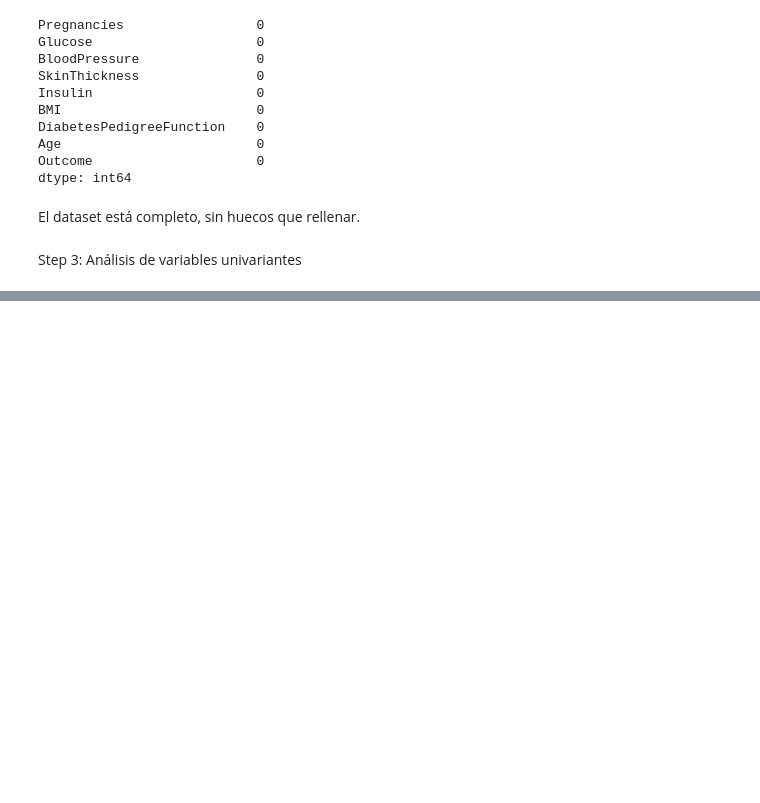
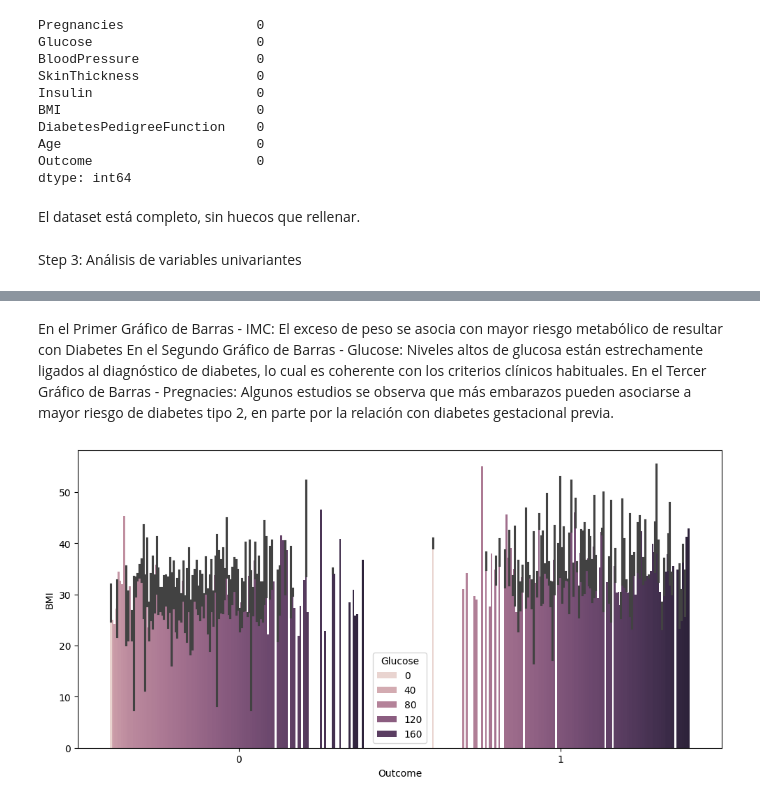
Before and after one commit to 4GeeksAcademy/DecissionTree_cafedemanha94-25, a Jupyter notebook: src/explore.ipynb, the cells around one changed output, grey strips where cells are left out. Saved outputs shown, nothing was run; the diff lists cells and outputs as text; code cells hidden in the pictures; blank space fills up the shorter version.

```diff
--- a/src/explore.ipynb
+++ b/src/explore.ipynb
@@ -61,0 +170,13 @@ plt.show()
+# %% [markdown]
+En el Primer Gráfico de Barras - IMC: El exceso de peso se asocia con mayor riesgo metabólico de resultar con Diabetes
+En el Segundo Gráfico de Barras - Glucose: Niveles altos de glucosa están estrechamente ligados al diagnóstico de diabetes, lo cual es coherente con los criterios clínicos habituales.
+En el Tercer Gráfico de Barras - Pregnacies: Algunos estudios se observa que más embarazos pueden asociarse a mayor riesgo de diabetes tipo 2, en parte por la relación con diabetes gestacional previa.
+# %%
+fig, axis = plt.subplots(figsize=(10, 5))
+
+sns.barplot(ax=axis, data=total_data, x="Outcome", y="BMI", hue="Glucose")
+
+plt.tight_layout()
+plt.show()
+# %% [output]
+[figure, added]
```
Also changed, not shown: parts of 19 cells of this notebook.
